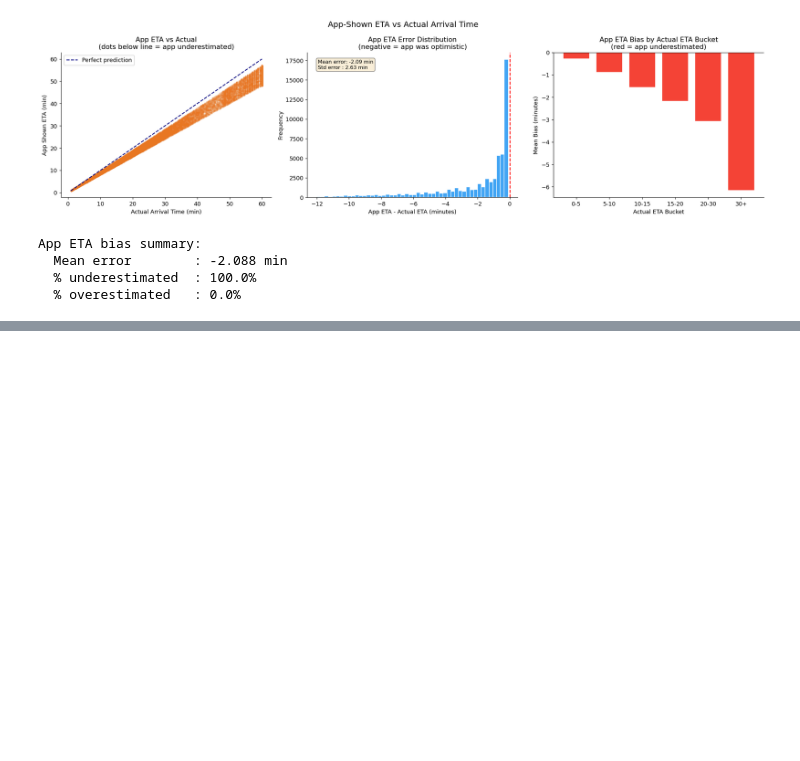
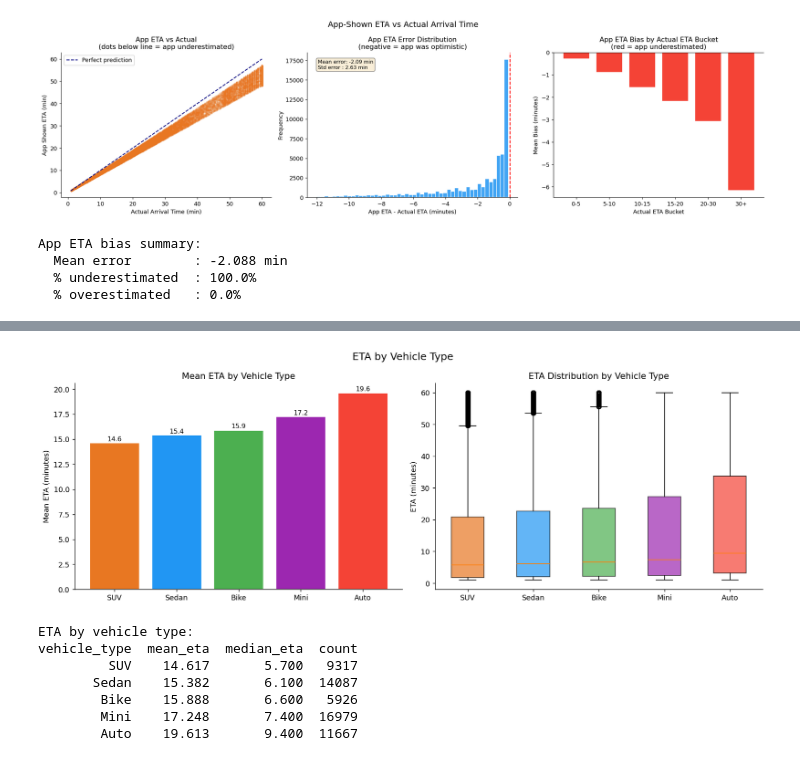
Before and after one commit to praveenkumar993/realworld-ds-ml, a Jupyter notebook: ride_sharing/eta_prediction/notebooks/01_data_generation.ipynb, the cells around one changed output, grey strips where cells are left out. Drawn from its saved outputs; the diff is of its cells as text; code cells hidden in the pictures; blank space fills up the shorter version.

```diff
--- a/ride_sharing/eta_prediction/notebooks/01_data_generation.ipynb
+++ b/ride_sharing/eta_prediction/notebooks/01_data_generation.ipynb
@@ -362,0 +445,49 @@ AttributeError: 'tuple' object has no attribute 'sum'
+# %%
+fig, axes = plt.subplots(1, 2, figsize=(14, 5))
+fig.suptitle("ETA by Vehicle Type", fontsize=14)
+
+vehicle_eta = assignments_df.groupby("vehicle_type").agg(
+    mean_eta  = ("actual_arrival_time_min", "mean"),
+    median_eta= ("actual_arrival_time_min", "median"),
+    count     = ("actual_arrival_time_min", "count")
+).reset_index().sort_values("mean_eta")
+
+colors = ["#E87722","#2196F3","#4CAF50","#9C27B0","#F44336"]
+
+axes[0].bar(vehicle_eta["vehicle_type"],
+            vehicle_eta["mean_eta"],
+            color=colors, edgecolor="white")
+axes[0].set_title("Mean ETA by Vehicle Type")
+axes[0].set_ylabel("Mean ETA (minutes)")
+for i, v in enumerate(vehicle_eta["mean_eta"]):
+    axes[0].text(i, v + 0.2, f"{v:.1f}", ha="center", fontsize=9)
+
+# Boxplot by vehicle type
+vehicle_groups = [
+    assignments_df[assignments_df["vehicle_type"]==v]["actual_arrival_time_min"].dropna()
+    for v in vehicle_eta["vehicle_type"]
+]
+bp = axes[1].boxplot(vehicle_groups, patch_artist=True,
+                     labels=vehicle_eta["vehicle_type"])
+for patch, color in zip(bp["boxes"], colors):
+    patch.set_facecolor(color)
+    patch.set_alpha(0.7)
+axes[1].set_title("ETA Distribution by Vehicle Type")
+axes[1].set_ylabel("ETA (minutes)")
+
+plt.tight_layout()
+plt.savefig("../data/raw/eta_by_vehicle.png",
+            dpi=150, bbox_inches="tight")
+plt.show()
+
+print("ETA by vehicle type:")
+print(vehicle_eta.to_string(index=False))
+# %% [output]
+[figure, added]
+ETA by vehicle type:
+vehicle_type  mean_eta  median_eta  count
+         SUV    14.617       5.700   9317
+       Sedan    15.382       6.100  14087
+        Bike    15.888       6.600   5926
+        Mini    17.248       7.400  16979
+        Auto    19.613       9.400  11667
```
Also changed, not shown: parts of 5 cells of this notebook, 12 other files.
